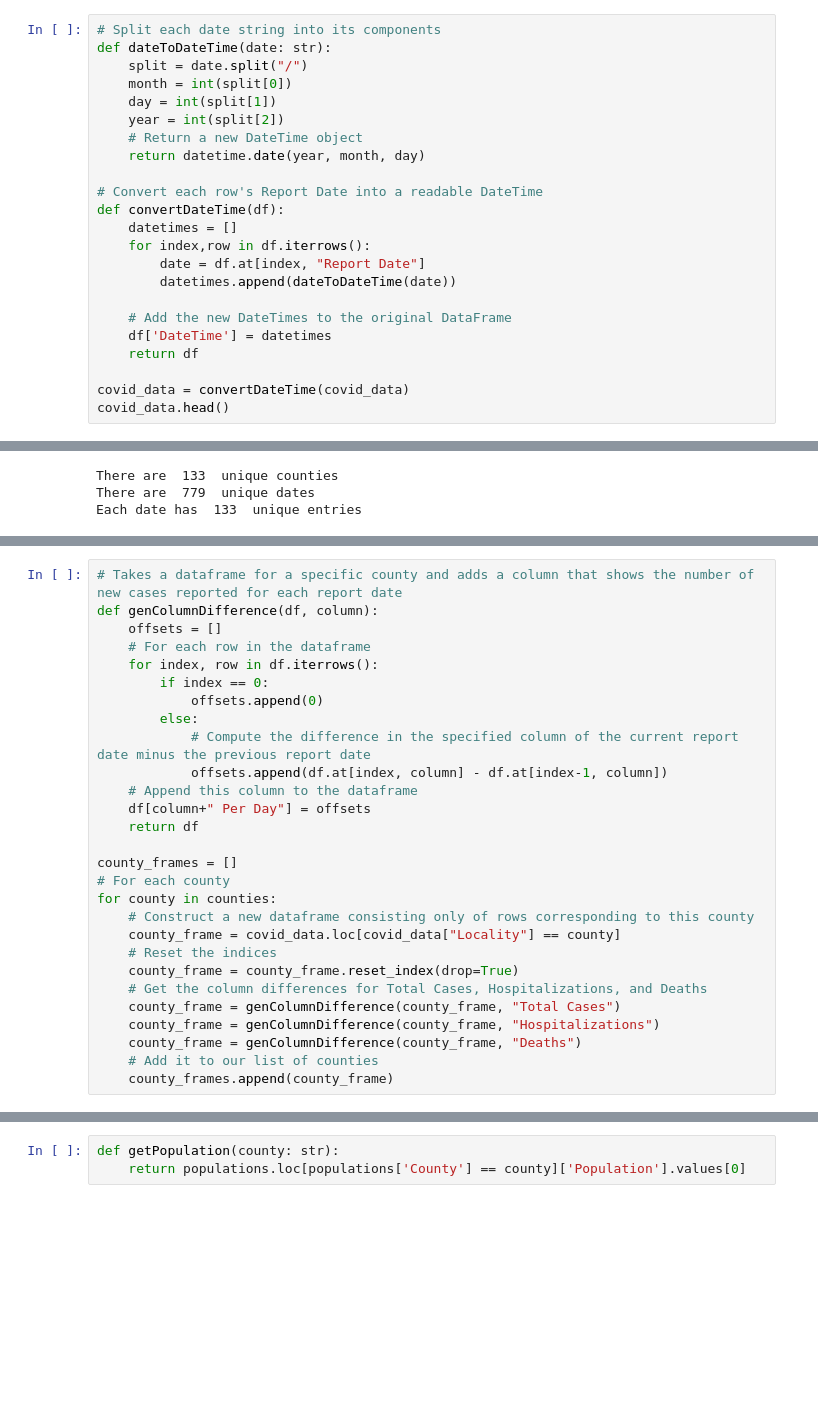
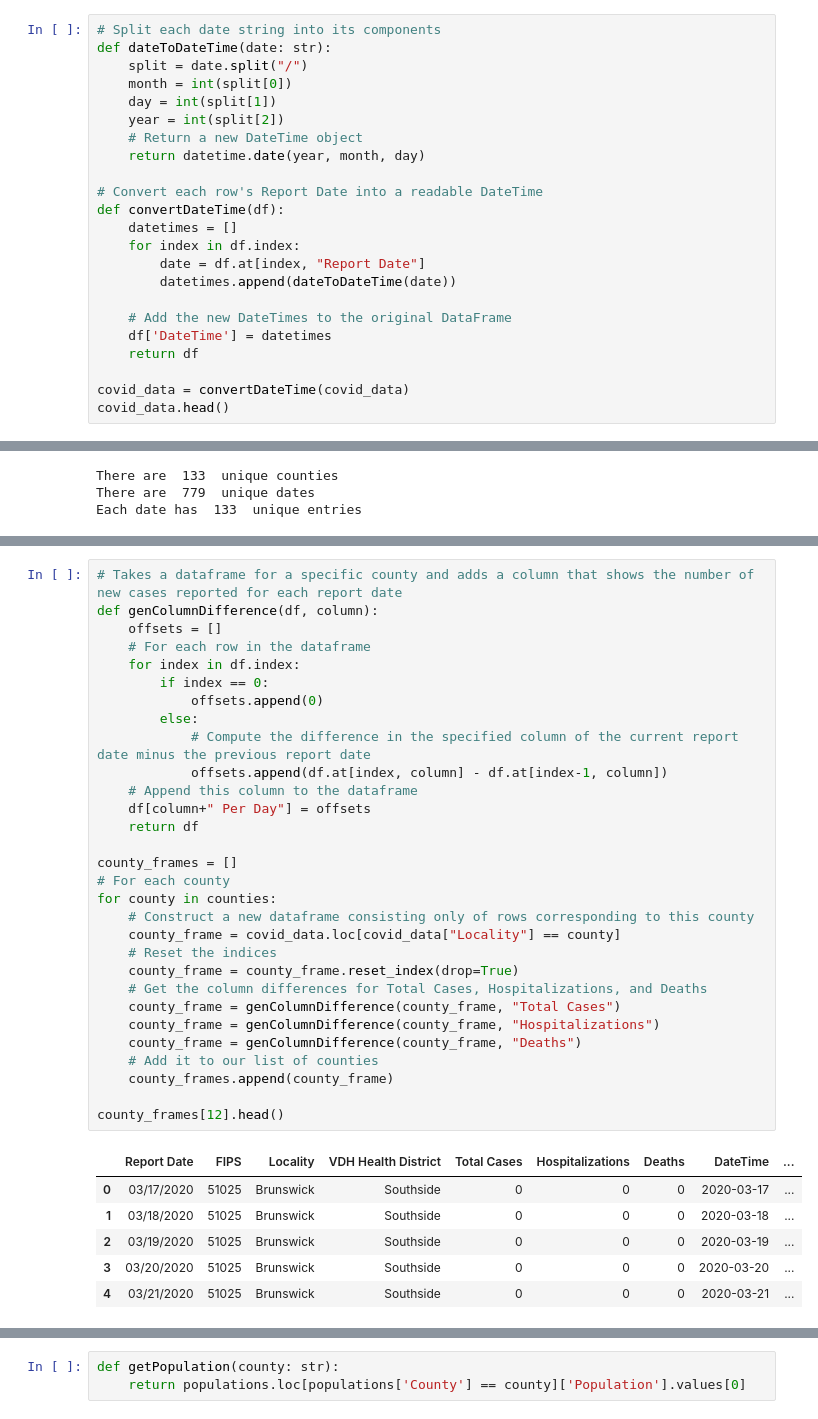
Before and after one commit to martindavid1995/Data-Science-Tutorial, a Jupyter notebook: Tutorial.ipynb, the cells around one changed output, grey strips where cells are left out. Saved outputs shown, nothing was run; the diff lists cells and outputs as text; blank space fills up the shorter version.

```diff
--- a/Tutorial.ipynb
+++ b/Tutorial.ipynb
@@ -71,7 +107,7 @@ def dateToDateTime(date: str):
 # Convert each row's Report Date into a readable DateTime
 def convertDateTime(df):
     datetimes = []
-    for index,row in df.iterrows():
+    for index in df.index:
         date = df.at[index, "Report Date"]
         datetimes.append(dateToDateTime(date))
 
@@ -150,28 +164,37 @@ Instead of looking only at the cumulative cases, I think it would be interesting
 # %%
 # Takes a dataframe for a specific county and adds a column that shows the number of new cases reported for each report date
 def genColumnDifference(df, column):
     offsets = []
     # For each row in the dataframe
-    for index, row in df.iterrows():
+    for index in df.index:
         if index == 0:
             offsets.append(0)
         else:
             # Compute the difference in the specified column of the current report date minus the previous report date
             offsets.append(df.at[index, column] - df.at[index-1, column])
     # Append this column to the dataframe
     df[column+" Per Day"] = offsets
     return df
 
 county_frames = []
 # For each county
 for county in counties:
     # Construct a new dataframe consisting only of rows corresponding to this county
     county_frame = covid_data.loc[covid_data["Locality"] == county]
     # Reset the indices
     county_frame = county_frame.reset_index(drop=True)
     # Get the column differences for Total Cases, Hospitalizations, and Deaths
     county_frame = genColumnDifference(county_frame, "Total Cases")
     county_frame = genColumnDifference(county_frame, "Hospitalizations")
     county_frame = genColumnDifference(county_frame, "Deaths")
     # Add it to our list of counties
     county_frames.append(county_frame)
+
+county_frames[12].head()
+# %% [output]
+|  | Report Date | FIPS | Locality | VDH Health District | Total Cases | Hospitalizations | Deaths | DateTime | ... |
+| 0 | 03/17/2020 | 51025 | Brunswick | Southside | 0 | 0 | 0 | 2020-03-17 | ... |
+| 1 | 03/18/2020 | 51025 | Brunswick | Southside | 0 | 0 | 0 | 2020-03-18 | ... |
+| 2 | 03/19/2020 | 51025 | Brunswick | Southside | 0 | 0 | 0 | 2020-03-19 | ... |
+| 3 | 03/20/2020 | 51025 | Brunswick | Southside | 0 | 0 | 0 | 2020-03-20 | ... |
+| 4 | 03/21/2020 | 51025 | Brunswick | Southside | 0 | 0 | 0 | 2020-03-21 | ... |
```
Also changed, not shown: parts of 33 cells of this notebook, 3 other files.
